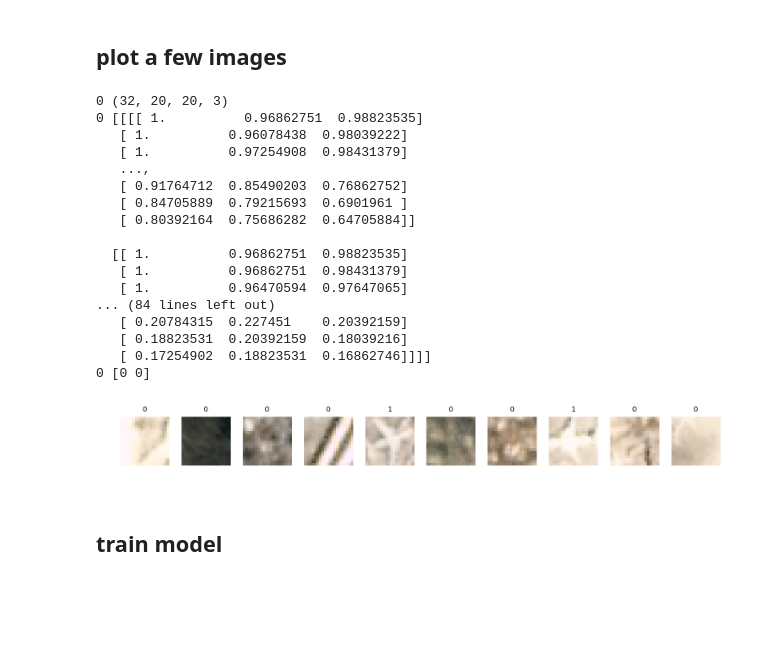
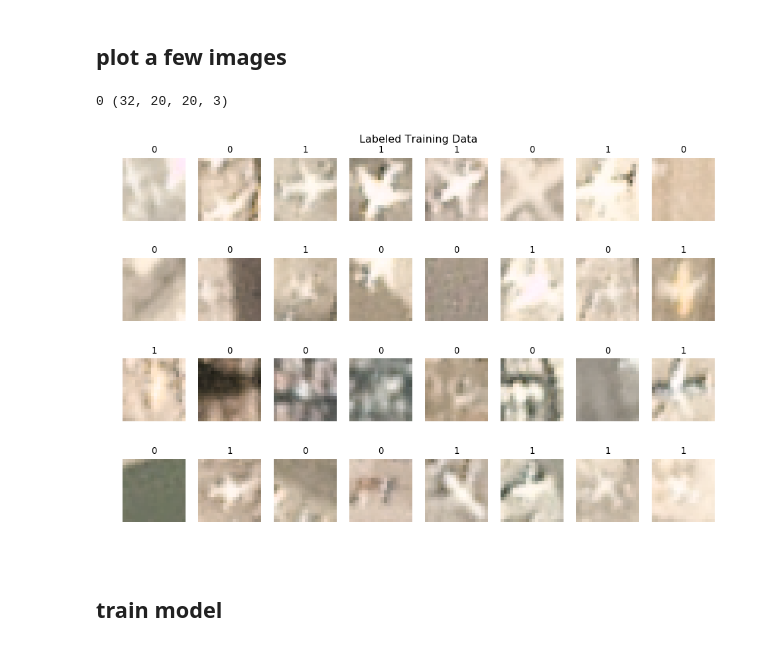
Before and after one commit to mhuang74-data-science-courses/course_fast_ai, a Jupyter notebook: mhuang/kaggle_tutorial/Planes In Satellite Imagery.ipynb, the cells around one changed output. Drawn from its saved outputs; the diff is of its cells as text; code cells hidden in the pictures; blank space fills up the shorter version.

```diff
--- a/mhuang/kaggle_tutorial/Planes In Satellite Imagery.ipynb
+++ b/mhuang/kaggle_tutorial/Planes In Satellite Imagery.ipynb
@@ -260,47 +260,34 @@ Found 1600 images belonging to 2 classes.
 # %% [markdown]
 ## plot a few images
 # %%
-def plots(ims, figsize=(12,1), dpi=150, rows=1, interp=False, titles=None):
+def plots(ims, figsize=(12,8), dpi=96, rows=1, interp=False, titles=None, main_title="Diagram"):
     f = plt.figure(figsize=figsize, dpi=dpi)
+    plt.title(main_title)
+    plt.axis('off')
     for i in range(len(ims)):
         sp = f.add_subplot(rows, len(ims)//rows, i+1)
         if titles is not None:
-            sp.set_title(titles[i], fontsize=8)
+            sp.set_title(titles[i], fontsize=10)
         plt.imshow(ims[i], interpolation=None if interp else 'none', cmap='gray')
         plt.axis('off')
 # %%
 batches=0
 
 for x_batch, y_batch in train_generator:
     print(batches, x_batch.shape)
     label_id = y_batch.argmax(axis=1)
-    num_to_dump = 2
-    print(batches, x_batch[:num_to_dump,:,:,:])
-    print(batches, label_id[:num_to_dump])
-    num_to_plot = min(10, x_batch.shape[0])
-    plots(x_batch[:num_to_plot, :, :, :], titles=label_id[:num_to_plot])
+
+    #num_to_dump = 2
+    #print(batches, x_batch[:num_to_dump,:,:,:])
+    #print(batches, label_id[:num_to_dump])
+
+    plots(x_batch, titles=label_id, rows=4, main_title="Labeled Training Data")
     batches += 1
     if batches >= 1:
         break
 # %% [output]
 0 (32, 20, 20, 3)
-0 [[[[ 1.          0.96862751  0.98823535]
-   [ 1.          0.96078438  0.98039222]
-   [ 1.          0.97254908  0.98431379]
-   ...,
-   [ 0.91764712  0.85490203  0.76862752]
-   [ 0.84705889  0.79215693  0.6901961 ]
-   [ 0.80392164  0.75686282  0.64705884]]
-
-  [[ 1.          0.96862751  0.98823535]
-   [ 1.          0.96862751  0.98431379]
-   [ 1.          0.96470594  0.97647065]
-... (84 lines left out)
-   [ 0.20784315  0.227451    0.20392159]
-   [ 0.18823531  0.20392159  0.18039216]
-   [ 0.17254902  0.18823531  0.16862746]]]]
-0 [0 0]
-[figure, old version]
+[figure, new version]
 # %% [markdown]
 ## train model
 # %% [markdown]
```
Also changed, not shown: parts of 7 cells of this notebook.
